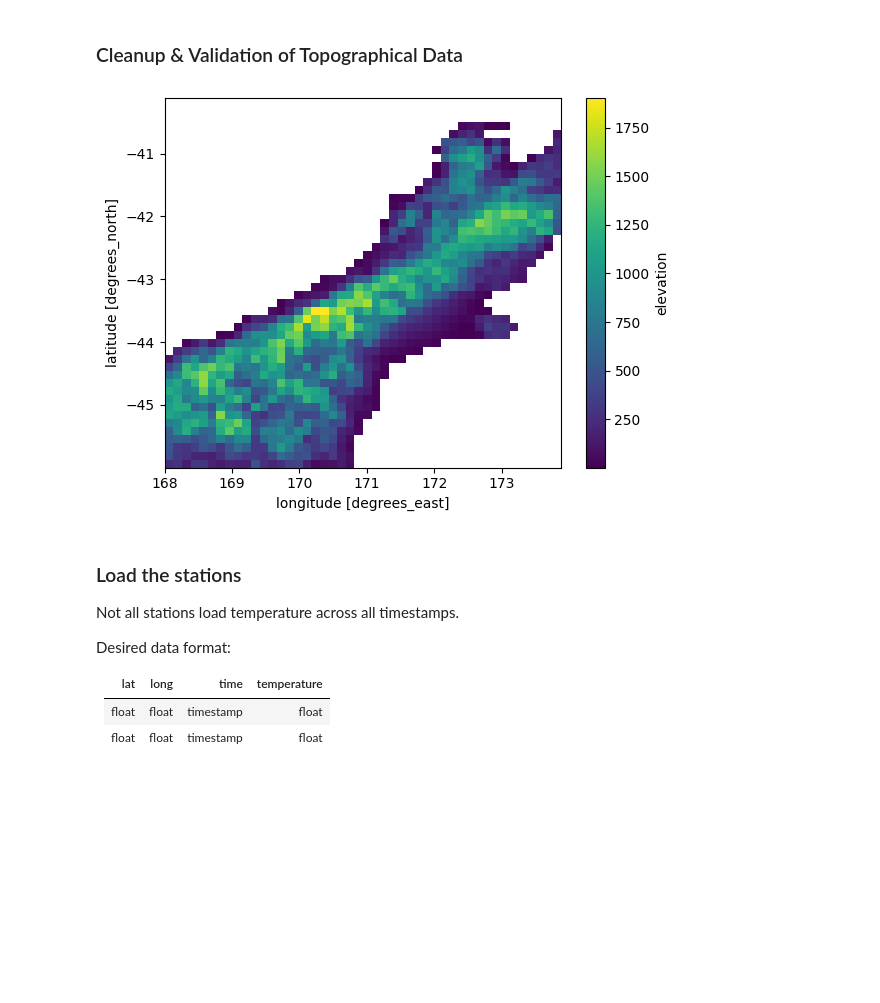
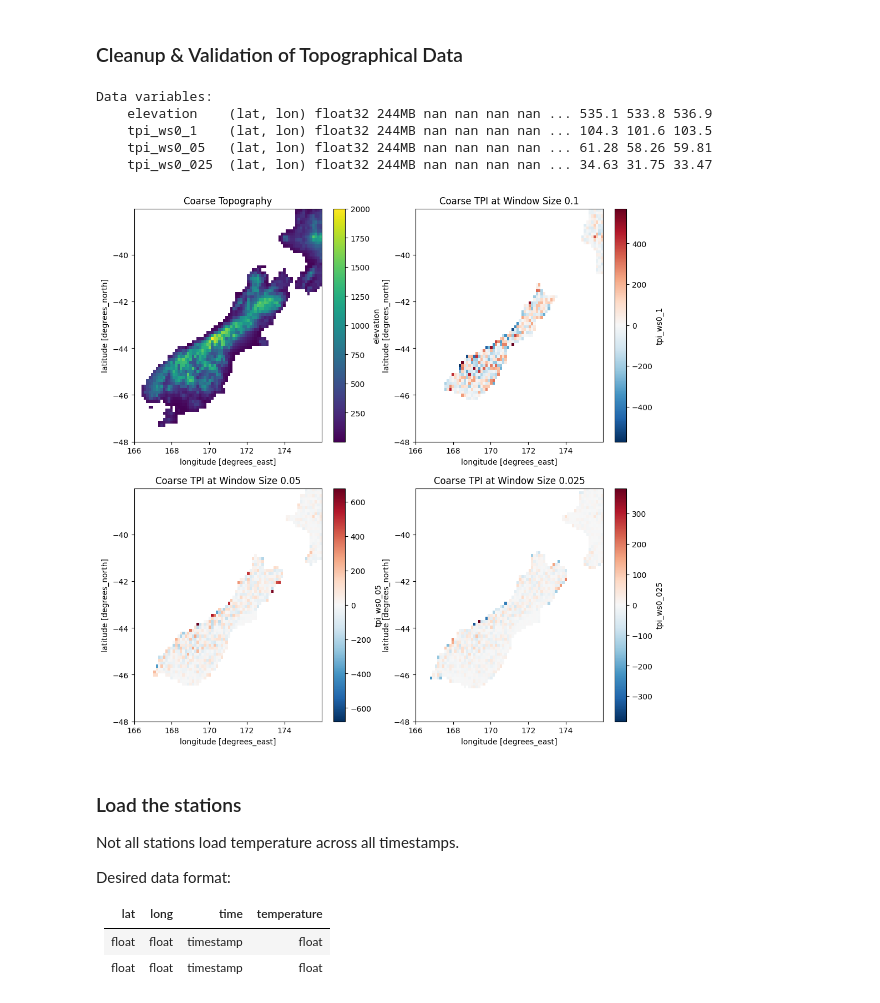
Before and after one commit to LennoxC/convcnp-assim-nz, a Jupyter notebook: notebooks/experiments/exp1_temperature_ConvCNP.ipynb, the cells around one changed output. Drawn from its saved outputs; the diff is of its cells as text; code cells hidden in the pictures; blank space fills up the shorter version.

```diff
--- a/notebooks/experiments/exp1_temperature_ConvCNP.ipynb
+++ b/notebooks/experiments/exp1_temperature_ConvCNP.ipynb
@@ -67,10 +74,10 @@ era5_da = kelvin_to_celsius(era5_da)
 # %% [markdown]
 ### Crop data for proof-of-concept
 # %%
-crop_left = 168
-crop_right = 174
-crop_top = -40
-crop_bottom = -46
+crop_left = 166
+crop_right = 176
+crop_top = -38
+crop_bottom = -48
 # %%
 era5_da = era5_da.sel(lat=slice(crop_top, crop_bottom), lon=slice(crop_left, crop_right))
 topography_ds = topography_ds.sel(lat=slice(crop_bottom, crop_top), lon=slice(crop_left, crop_right))
@@ -78,15 +85,14 @@ topography_ds = topography_ds.sel(lat=slice(crop_bottom, crop_top), lon=slice(cr
 ### Cleanup & validation of ERA5 Data
 # %%
 # coarsen ERA5
-era5_da_coarsen = era5_da.coarsen(lat=5, lon=5, boundary='trim').mean()
+era5_da_coarsen = era5_da.coarsen(lat=2, lon=2, boundary='trim').mean()
 # %%
 if DEBUG_PLOTS:
     # visual check of correctness
-    era5_da_coarsen.sel(time="2010-01-01T18:00").plot()
-    plt.title(f"ERA5 {var} coarsened")
+    fig, ax = plt.subplots(1, 2, figsize=(12, 6))
+    era5_da.sel(time="2010-01-01T18:00").plot(ax=ax[0])
+    ax[0].set_title(f"ERA5 {var} original")
+    era5_da_coarsen.sel(time="2010-01-01T18:00").plot(ax=ax[1])
+    ax[1].set_title(f"ERA5 {var} coarsened")
     plt.show()
-
-    era5_da.sel(time="2010-01-01T18:00").plot()
-    plt.title(f"ERA5 {var} original")
-    plt.show()
 # %% [output]
@@ -96,14 +101,37 @@ if DEBUG_PLOTS:
 ### Cleanup & Validation of Topographical Data
 # %%
 # Compute the topographic position index (TPI) from elevation data
-ds_tpi = topography_processor.compute_tpi(topography_ds)
+ds_aux = topography_processor.compute_tpi(topography_ds)
 
 # coarsen the elevation data
-topo_coarse = topography_ds.coarsen(lat=100, lon=100, boundary='trim').mean()[ELEVATION]
+#topo_coarse = topography_ds.coarsen(lat=100, lon=100, boundary='trim').mean()[ELEVATION]
+ds_aux_coarse  = ds_aux.coarsen(lat=100, lon=100, boundary='trim').mean()
+# %%
+ds_aux.data_vars
+# %% [output]
+Data variables:
+    elevation    (lat, lon) float32 244MB nan nan nan nan ... 535.1 533.8 536.9
+    tpi_ws0_1    (lat, lon) float32 244MB nan nan nan nan ... 104.3 101.6 103.5
+    tpi_ws0_05   (lat, lon) float32 244MB nan nan nan nan ... 61.28 58.26 59.81
+    tpi_ws0_025  (lat, lon) float32 244MB nan nan nan nan ... 34.63 31.75 33.47
 # %%
 if DEBUG_PLOTS:
-    topo_coarse.plot()
+    fig, ax = plt.subplots(2, 2, figsize=(12, 12))
+
+    ds_aux_coarse[ELEVATION].plot(ax=ax[0, 0])
+    ax[0, 0].set_title("Coarse Topography")
+
+    ds_aux_coarse[f"{TOPOGRAPHIC_POSITION_INDEX}_ws0_1"].plot(ax=ax[0, 1])
+    ax[0, 1].set_title("Coarse TPI at Window Size 0.1")
+
+    ds_aux_coarse[f"{TOPOGRAPHIC_POSITION_INDEX}_ws0_05"].plot(ax=ax[1, 0])
+    ax[1, 0].set_title("Coarse TPI at Window Size 0.05")
+
+    ds_aux_coarse[f"{TOPOGRAPHIC_POSITION_INDEX}_ws0_025"].plot(ax=ax[1, 1])
+    ax[1, 1].set_title("Coarse TPI at Window Size 0.025")
+
+    plt.show()
 # %% [output]
-[figure, old version]
+[figure, new version]
 # %%
 # fill elevation Nans with 0's (ocean areas)
```
Also changed, not shown: parts of 30 cells of this notebook, 2 other files.
